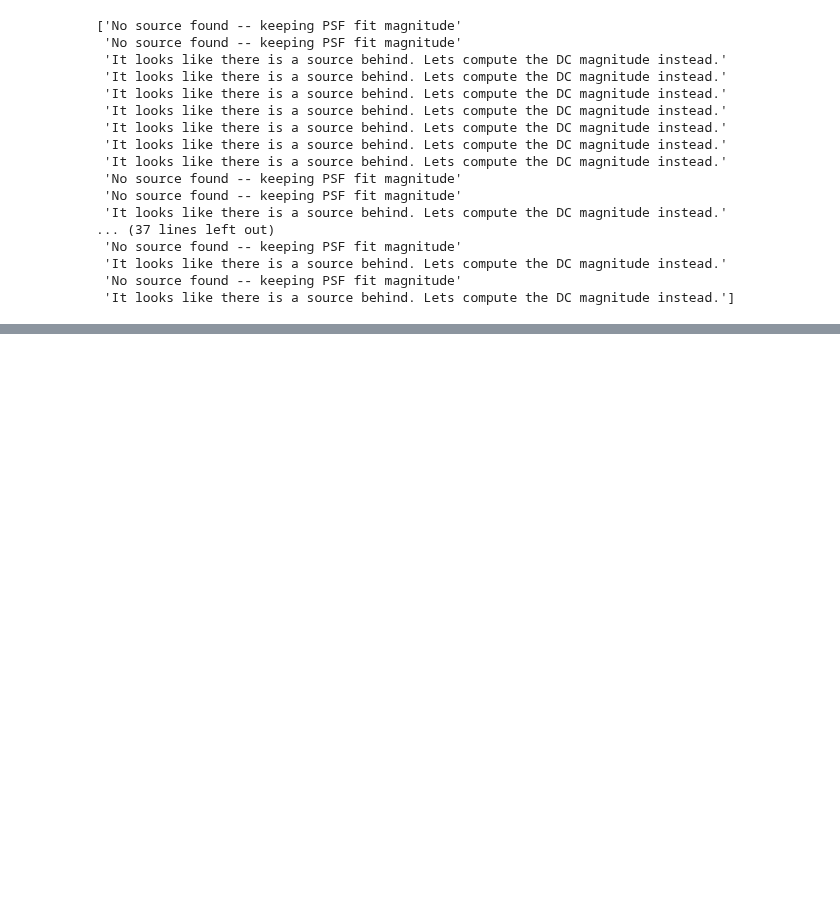
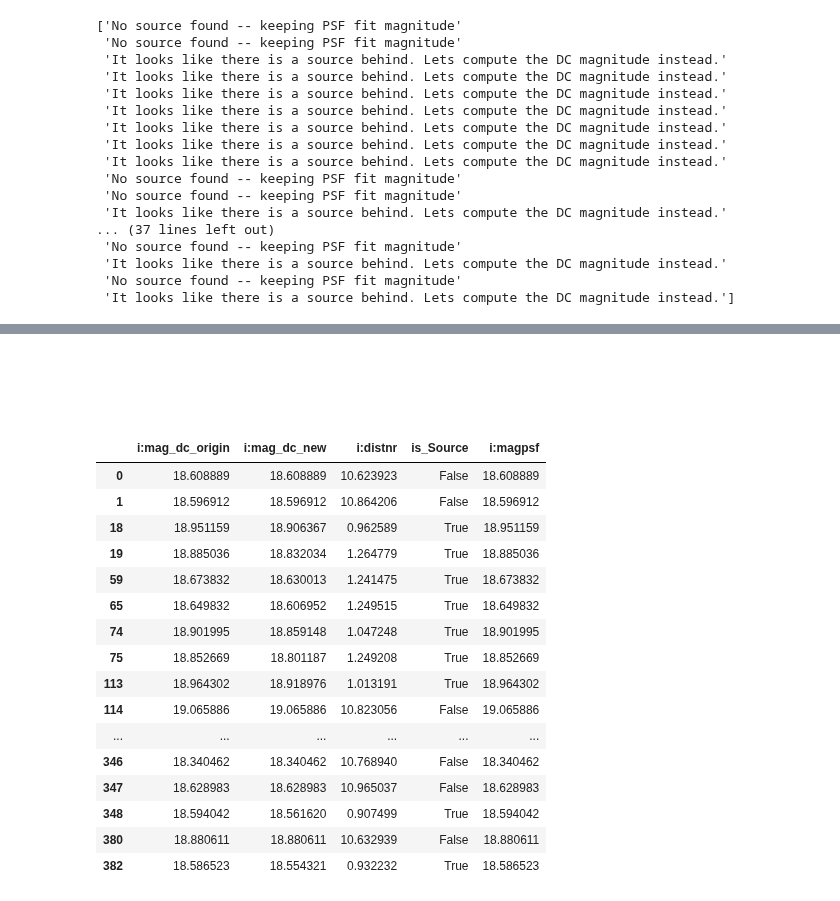
Before and after one commit to ManuGangler/FAnomAlly, a Jupyter notebook: notebook/bug_distnr.ipynb, the cells around one changed output, grey strips where cells are left out. Cells and saved outputs as stored; diff of their text form; code cells hidden in the pictures; blank space fills up the shorter version.

```diff
--- a/notebook/bug_distnr.ipynb
+++ b/notebook/bug_distnr.ipynb
@@ -408,0 +345,24 @@ plt.legend()
+# %% [markdown]
+#
+# %% [markdown]
+#
+# %%
+pdf_magpsf_valid[['i:mag_dc_origin','i:mag_dc_new','i:distnr','is_Source', 'i:magpsf']]
+# %% [output]
+|  | i:mag_dc_origin | i:mag_dc_new | i:distnr | is_Source | i:magpsf |
+| 0 | 18.608889 | 18.608889 | 10.623923 | False | 18.608889 |
+| 1 | 18.596912 | 18.596912 | 10.864206 | False | 18.596912 |
+| 18 | 18.951159 | 18.906367 | 0.962589 | True | 18.951159 |
+| 19 | 18.885036 | 18.832034 | 1.264779 | True | 18.885036 |
+| 59 | 18.673832 | 18.630013 | 1.241475 | True | 18.673832 |
+| 65 | 18.649832 | 18.606952 | 1.249515 | True | 18.649832 |
+| 74 | 18.901995 | 18.859148 | 1.047248 | True | 18.901995 |
+| 75 | 18.852669 | 18.801187 | 1.249208 | True | 18.852669 |
+| 113 | 18.964302 | 18.918976 | 1.013191 | True | 18.964302 |
+| 114 | 19.065886 | 19.065886 | 10.823056 | False | 19.065886 |
+| ... | ... | ... | ... | ... | ... |
+| 346 | 18.340462 | 18.340462 | 10.768940 | False | 18.340462 |
+| 347 | 18.628983 | 18.628983 | 10.965037 | False | 18.628983 |
+| 348 | 18.594042 | 18.561620 | 0.907499 | True | 18.594042 |
+| 380 | 18.880611 | 18.880611 | 10.632939 | False | 18.880611 |
+| 382 | 18.586523 | 18.554321 | 0.932232 | True | 18.586523 |
```
Also changed, not shown: parts of 44 cells of this notebook, 1 other file.
